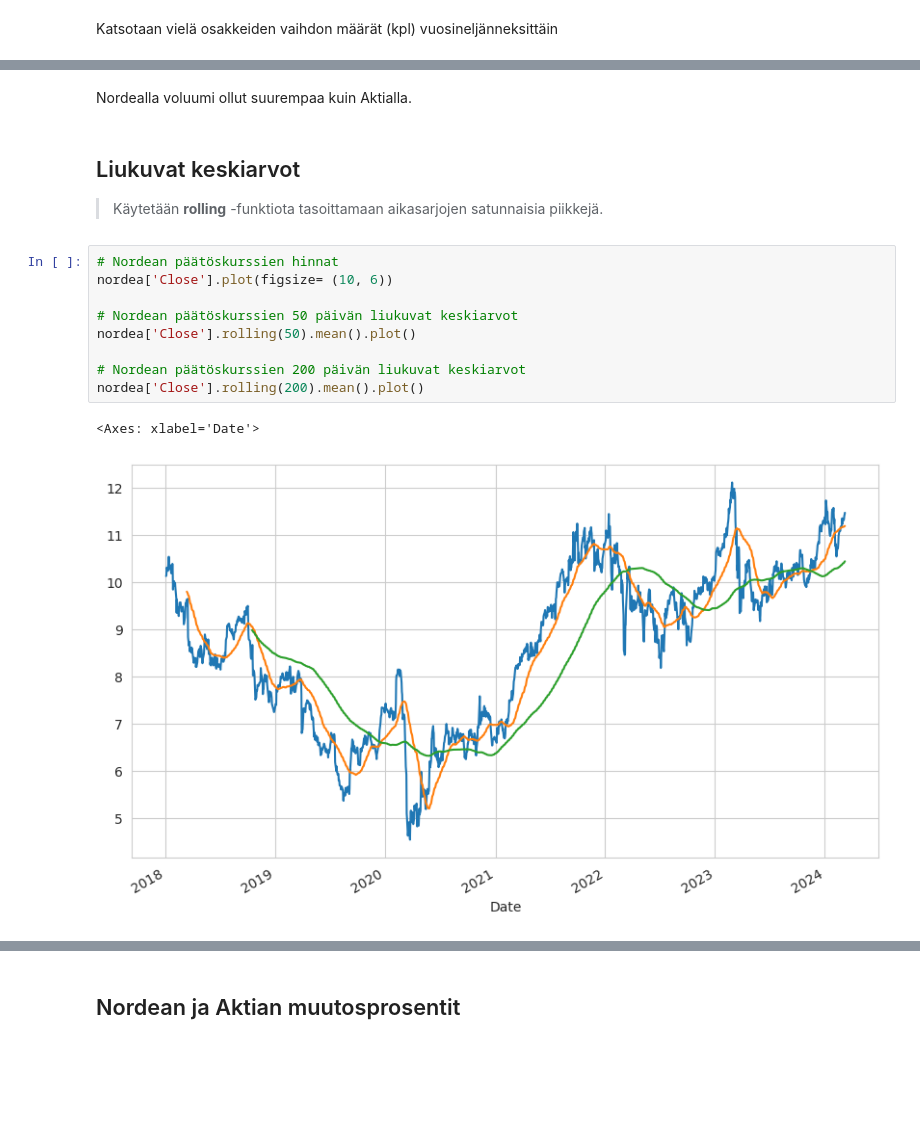
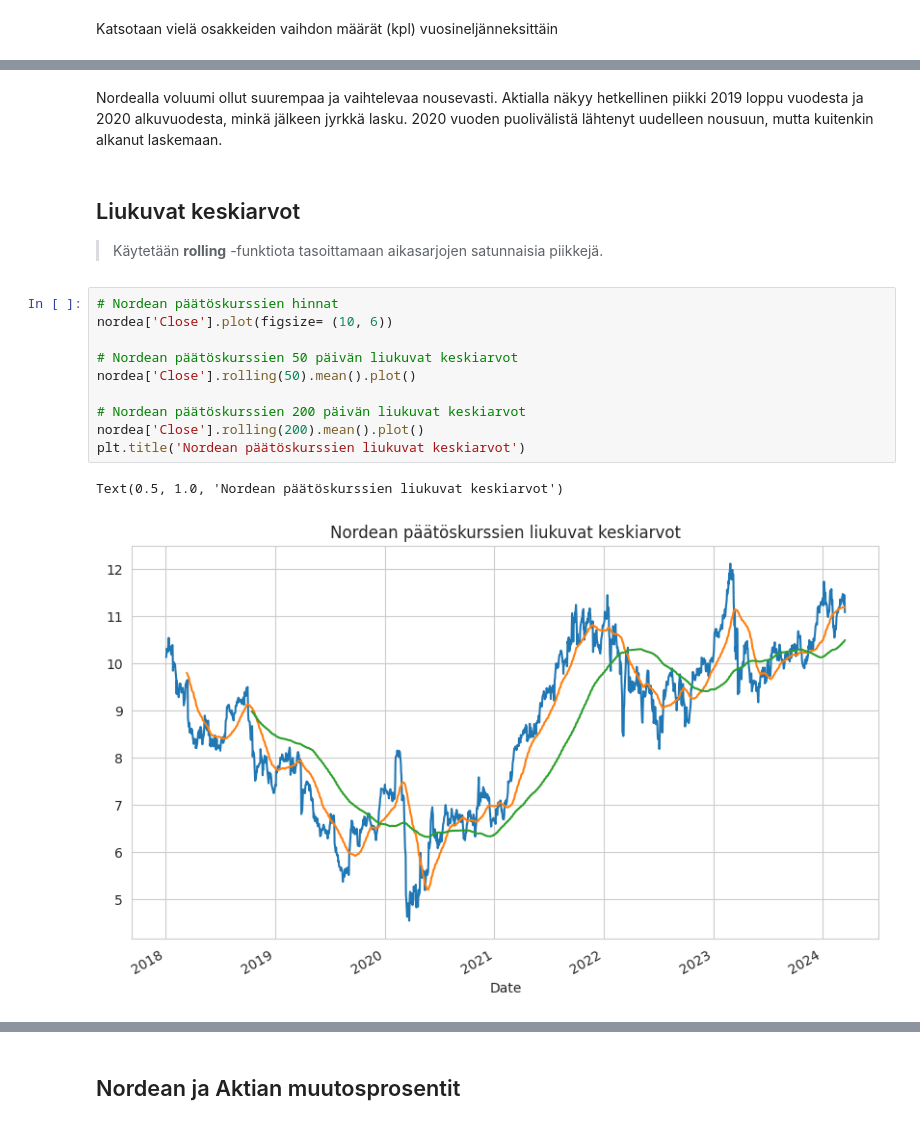
Before and after one commit to JennyMyy/Data-analytiikka, a Jupyter notebook: Aikasarja.ipynb, the cells around one changed output, grey strips where cells are left out. Cells and saved outputs as stored; diff of their text form; blank space fills up the shorter version.

```diff
--- a/Aikasarja.ipynb
+++ b/Aikasarja.ipynb
@@ -156,20 +165,21 @@ Text(0.5, 0.98, 'Nordean ja Aktion kurssihistoria kuukausitasolla')
-# %% [markdown]
-Nordealla voluumi ollut suurempaa kuin Aktialla.
+# %% [markdown]
+Nordealla voluumi ollut suurempaa ja vaihtelevaa nousevasti. Aktialla näkyy hetkellinen piikki 2019 loppu vuodesta ja 2020 alkuvuodesta, minkä jälkeen jyrkkä lasku. 2020 vuoden puolivälistä lähtenyt uudelleen nousuun, mutta kuitenkin alkanut laskemaan.
 # %% [markdown]
 ## Liukuvat keskiarvot
 > Käytetään **rolling** -funktiota tasoittamaan aikasarjojen satunnaisia piikkejä.
 # %%
 # Nordean päätöskurssien hinnat
 nordea['Close'].plot(figsize= (10, 6))
 
 # Nordean päätöskurssien 50 päivän liukuvat keskiarvot
 nordea['Close'].rolling(50).mean().plot()
 
 # Nordean päätöskurssien 200 päivän liukuvat keskiarvot
 nordea['Close'].rolling(200).mean().plot()
+plt.title('Nordean päätöskurssien liukuvat keskiarvot')
 # %% [output]
-<Axes: xlabel='Date'>
+Text(0.5, 1.0, 'Nordean päätöskurssien liukuvat keskiarvot')
-[figure, old version]
+[figure, new version]
 # %%
 # Aktian päätöskurssien hinnat
 aktia['Close'].plot(figsize= (10,6))
```
Also changed, not shown: parts of 22 cells of this notebook.
